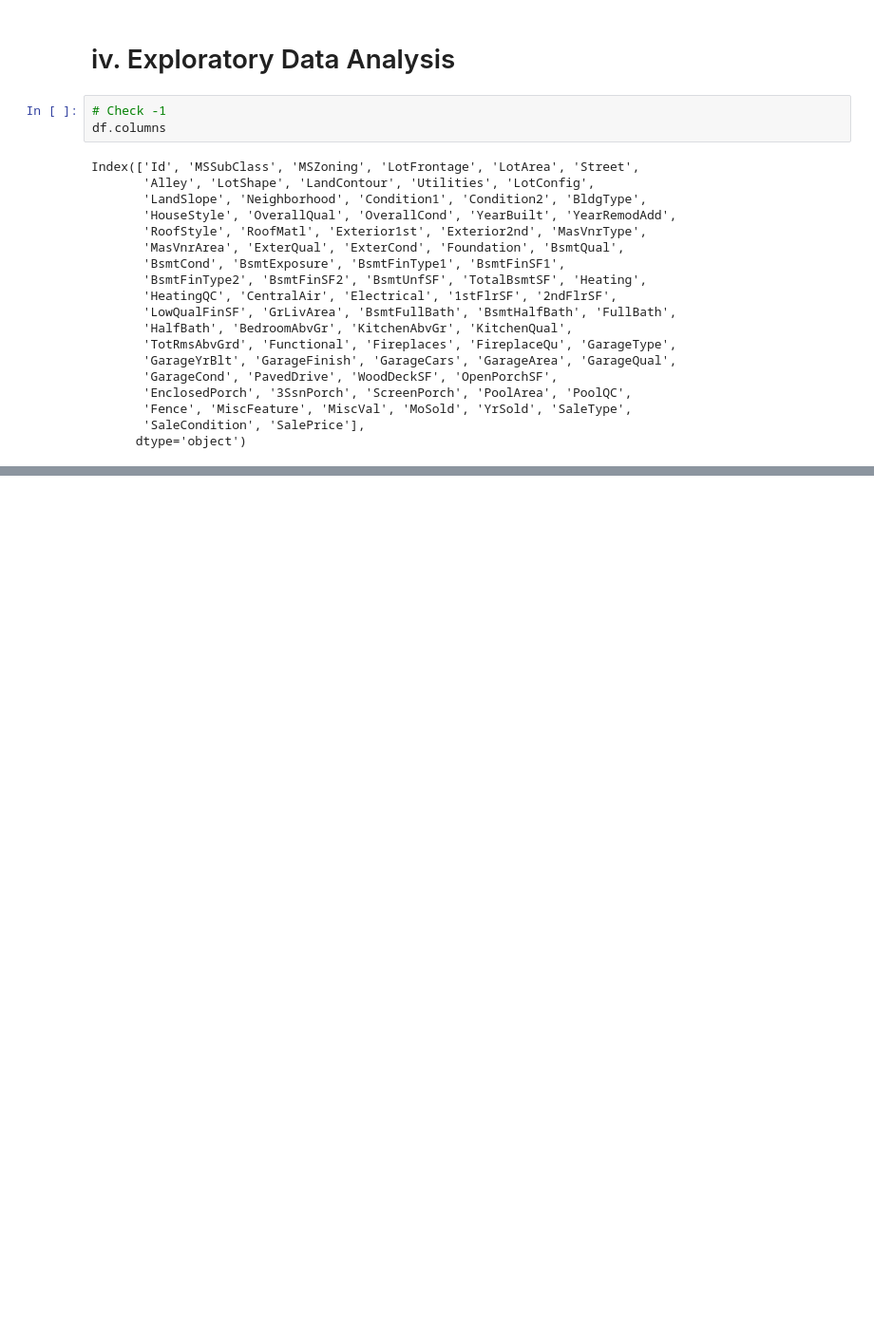
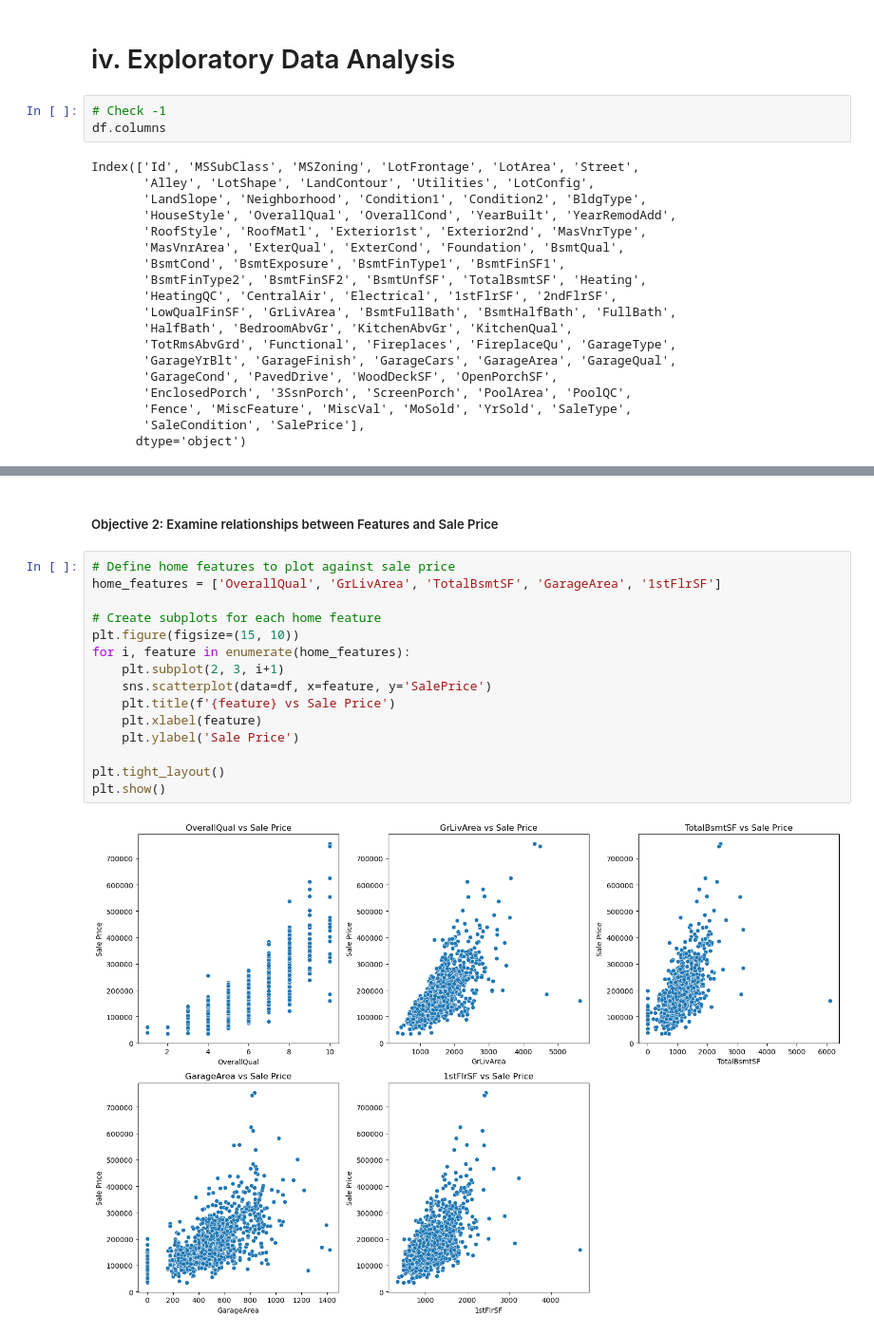
Before and after one commit to jennyaurelia/H8_1033, a Jupyter notebook: final_project/fin_prep.ipynb, the cells around one changed output, grey strips where cells are left out. Shown: that part at 95% size. Cells and saved outputs as stored; diff of their text form; blank space fills up the shorter version.

```diff
--- a/final_project/fin_prep.ipynb
+++ b/final_project/fin_prep.ipynb
@@ -214,0 +253,19 @@ df.describe()
+# %% [markdown]
+##### Objective 2: Examine relationships between Features and Sale Price
+# %%
+# Define home features to plot against sale price
+home_features = ['OverallQual', 'GrLivArea', 'TotalBsmtSF', 'GarageArea', '1stFlrSF']
+
+# Create subplots for each home feature
+plt.figure(figsize=(15, 10))
+for i, feature in enumerate(home_features):
+    plt.subplot(2, 3, i+1)
+    sns.scatterplot(data=df, x=feature, y='SalePrice')
+    plt.title(f'{feature} vs Sale Price')
+    plt.xlabel(feature)
+    plt.ylabel('Sale Price')
+
+plt.tight_layout()
+plt.show()
+# %% [output]
+[figure, added]
```
Also changed, not shown: parts of 17 cells of this notebook, 2 other files.
